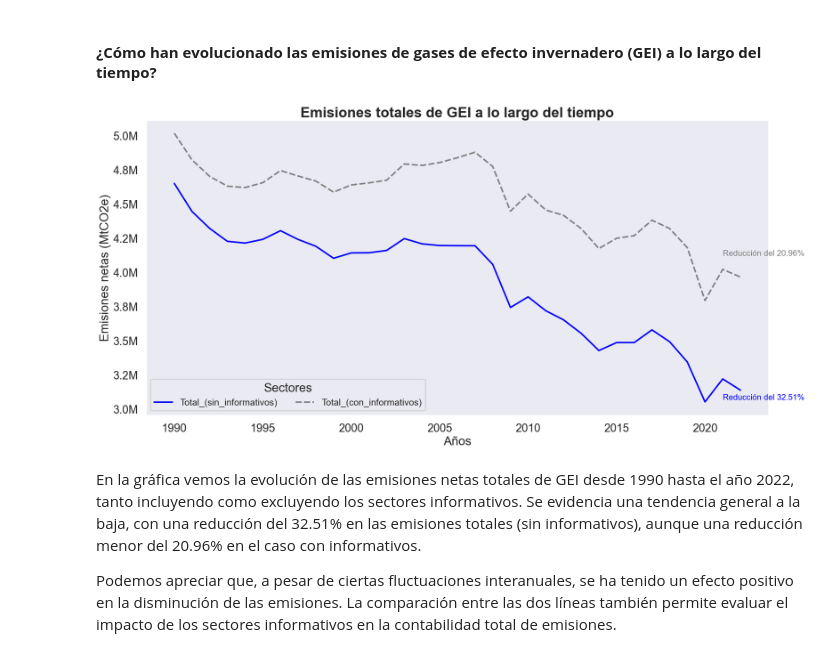
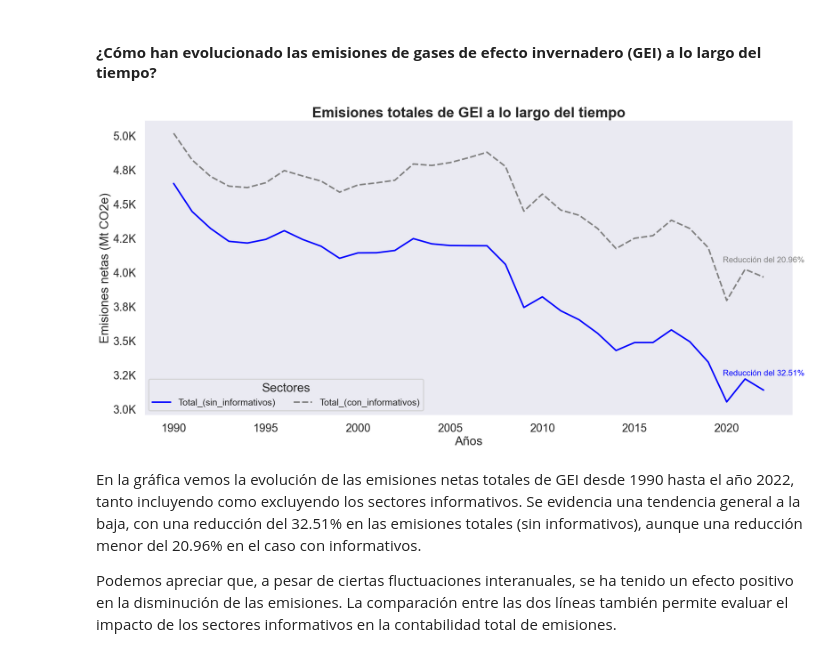
Before and after one commit to LoFloAb/Impacto_de_la_electrificaci-n_del_transporte_en_las_emisiones_de_GEI_en_Europa, a Jupyter notebook: notebooks/Analisis_impacto_electrificacion_transporte.ipynb, the cells around one changed output. Saved outputs shown, nothing was run; the diff lists cells and outputs as text; code cells hidden in the pictures.

```diff
--- a/Analisis_impacto_coche_electrico.ipynb
+++ b/notebooks/Analisis_impacto_electrificacion_transporte.ipynb
@@ -198,0 +202,12 @@ En los siguientes bloques se realizarán tareas de limpieza, normalización y re
+# %%
+#Columnas a excluir de la converción.
+exclude_cols = ['GEO (Codes)', 'GEO (Labels)', 'TIME']
+
+# Detectar columnas de tipo float (y que no estén en la lista de exclusión)
+cols_to_convert = [
+    col for col in df_greenhouse_gases.select_dtypes(include='float').columns
+    if col not in exclude_cols
+]
+# Convertir valores de miles a millones
+df_greenhouse_gases[cols_to_convert] = df_greenhouse_gases[cols_to_convert]/1000
+df_greenhouse_gases[cols_to_convert] = df_greenhouse_gases[cols_to_convert].round(2)
@@ -301,49 +319,59 @@ df_greenhouse_gases.to_csv(output_path, index=False, encoding='utf-8')
 # %%
 # Cálculo de la evolución de las emisiones de GEI.
 emisiones_1990 = df_greenhouse_gases[df_greenhouse_gases['Años'] == 1990]
 emisiones_2022 = df_greenhouse_gases[df_greenhouse_gases['Años'] == 2022]
 
 abs_red_con = emisiones_1990['Total_(con_informativos)'].values[0] - emisiones_2022['Total_(con_informativos)'].values[0]
 pct_red_con = abs_red_con / emisiones_1990['Total_(con_informativos)'].values[0] * 100
 
 abs_red_sin = emisiones_1990['Total_(sin_informativos)'].values[0] - emisiones_2022['Total_(sin_informativos)'].values[0]
 pct_red_sin = abs_red_sin / emisiones_1990['Total_(sin_informativos)'].values[0] * 100
 
+df_ghe_melt = df_greenhouse_gases.melt(
+    id_vars='Años',
+    value_vars=[
+        'Total_(sin_informativos)',
+        'Total_(con_informativos)'],
+    var_name='Sectores',
+    value_name='Emisiones')
 
 # Gráfico de la evolución de las emisiones de GEI.
 plt.figure(figsize=(20, 10), tight_layout=True)
 ax = sns.lineplot(
-    data=df_greenhouse_gases.melt(
-        id_vars='Años',
-        value_vars=[
-            'Total_(sin_informativos)',
-            'Total_(con_informativos)'],
-        var_name='Sectores',
-        value_name='Emisiones'),
+    data=df_ghe_melt,
     x='Años',
     y='Emisiones',
     hue='Sectores',
     style='Sectores',
     palette=['blue', 'gray'])
-ax.yaxis.set_major_formatter(FuncFormatter(lambda x, pos: f'{x/1e6:.1f}M'))
+ax.yaxis.set_major_formatter(FuncFormatter(lambda x, pos: f'{x/1e3:.1f}K'))
 plt.legend(
     title='Sectores', loc='lower left',
     ncol=2, fontsize=18)
 plt.title(
     'Emisiones totales de GEI a lo largo del tiempo',
     fontdict={'fontsize':28, 'fontweight':'bold'})
-plt.ylabel('Emisiones netas (MtCO2e)')
+plt.ylabel('Emisiones netas (Mt CO2e)')
+# Obtener límites del eje y
+ymin, ymax = ax.get_ylim()
+offset = (ymax - ymin) * 0.05
 # 🔵 Texto sobre las emisiones sin informativos
-x_text_1 = 2021
-y_text_1 = df_greenhouse_gases.query('Años == @x_text_1 and Sectores == "Total_(sin_informativos)"')['Emisiones'].values[0]
-ax.text(x_text_1, y_text_1 - 1.5e5, f'Reducción del {pct_red_sin:.2f}%', color='blue', fontsize=16)
+x_text_1 = 2022
+y_text_1 = df_ghe_melt.query('Años == @x_text_1 and Sectores == "Total_(sin_informativos)"')['Emisiones'].values[0]
+ax.text(
+    x_text_1, y_text_1 + offset,
+    f'Reducción del {pct_red_sin:.2f}%',
+    color='blue', fontsize=16, ha='center')
 # ⚫ Texto sobre las emisiones con informativos
-x_text_2 = 2021
-y_text_2 = df_greenhouse_gases.query('Años == @x_text_2 and Sectores == "Total_(con_informativos)"')['Emisiones'].values[0]
-ax.text(x_text_2, y_text_2 + 1e5, f'Reducción del {pct_red_con:.2f}%', color='gray', fontsize=16)
+x_text_2 = 2022
+y_text_2 = df_ghe_melt.query('Años == @x_text_2 and Sectores == "Total_(con_informativos)"')['Emisiones'].values[0]
+ax.text(
+    x_text_2, y_text_2 + offset,
+    f'Reducción del {pct_red_con:.2f}%',
+    color='gray', fontsize=16, ha='center')
 plt.show()
 # %% [output]
-[figure, old version]
+[figure, new version]
 # %% [markdown]
 En la gráfica vemos la evolución de las emisiones netas totales de GEI desde 1990 hasta el año 2022, tanto incluyendo como excluyendo los sectores informativos. Se evidencia una tendencia general a la baja, con una reducción del 32.51% en las emisiones totales (sin informativos), aunque una reducción menor del 20.96% en el caso con informativos.
 
```
Also changed, not shown: parts of 36 cells of this notebook, 11 other files.
